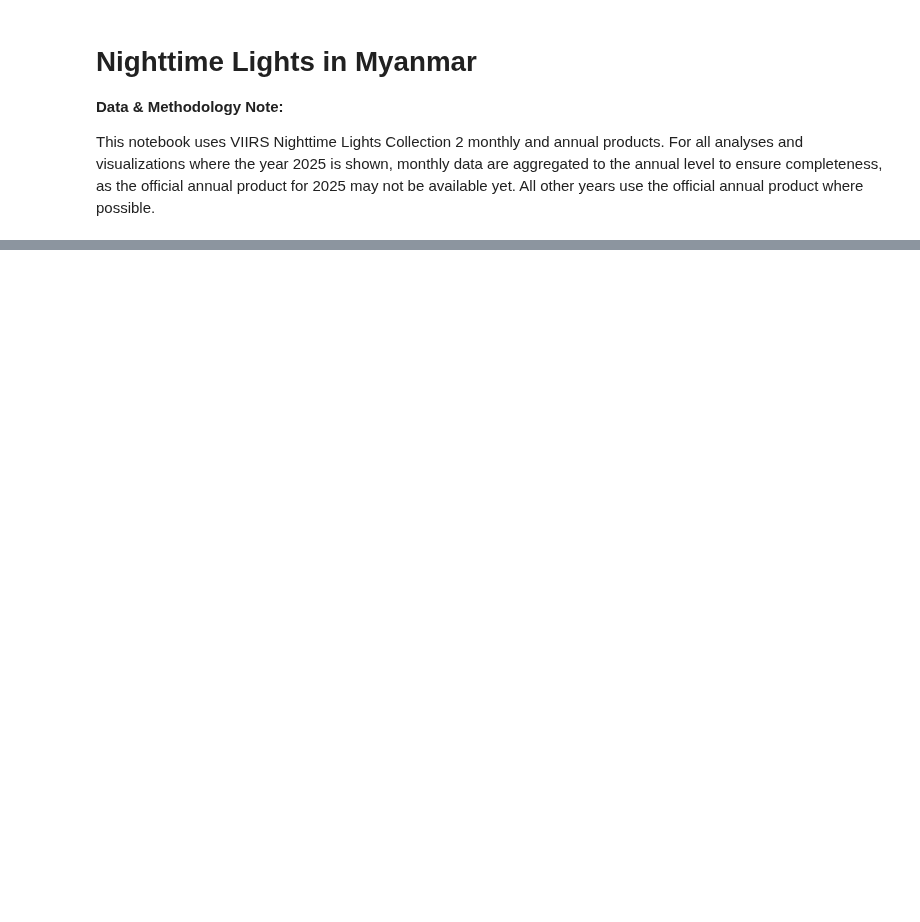
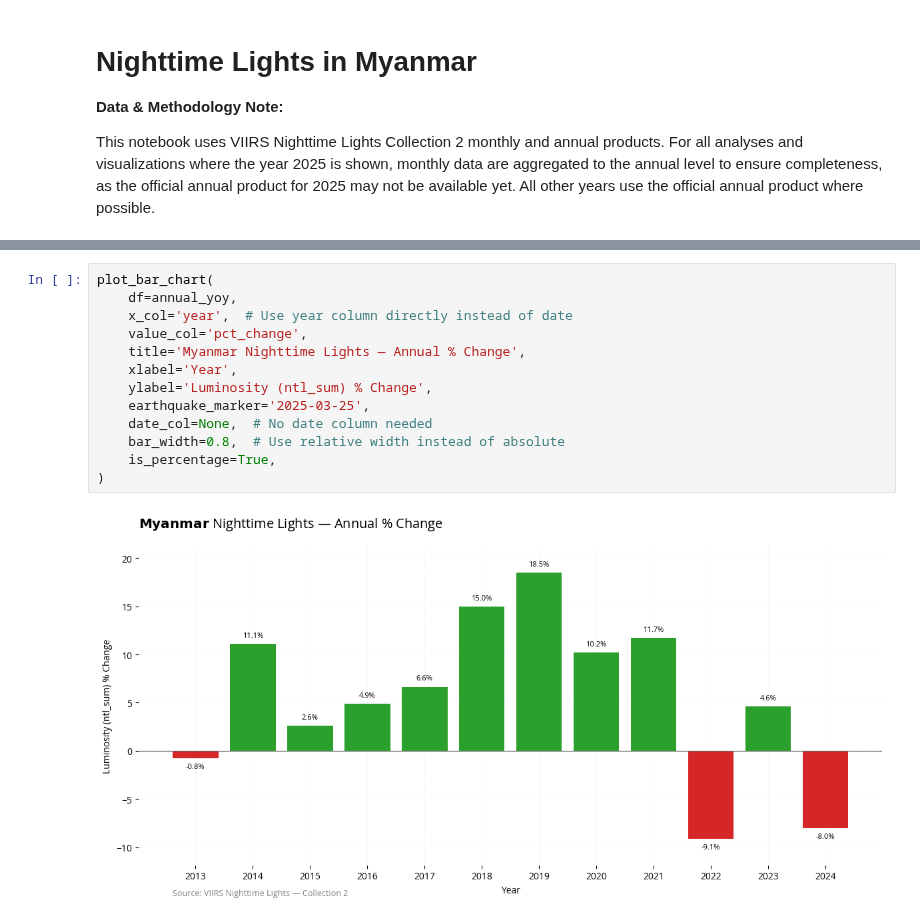
Before and after one commit to datapartnership/myanmar-economic-monitor, a Jupyter notebook: notebooks/nighttime-lights/collection-2/ntl_collection2.ipynb, the cells around one changed output, grey strips where cells are left out. Cells and saved outputs as stored; diff of their text form; blank space fills up the shorter version.

```diff
--- a/notebooks/nighttime-lights/collection-2/ntl_collection2.ipynb
+++ b/notebooks/nighttime-lights/collection-2/ntl_collection2.ipynb
@@ -1025,0 +189,15 @@ plt.show()
+# %%
+plot_bar_chart(
+    df=annual_yoy,
+    x_col='year',  # Use year column directly instead of date
+    value_col='pct_change',
+    title='Myanmar Nighttime Lights — Annual % Change',
+    xlabel='Year',
+    ylabel='Luminosity (ntl_sum) % Change',
+    earthquake_marker='2025-03-25',
+    date_col=None,  # No date column needed
+    bar_width=0.8,  # Use relative width instead of absolute
+    is_percentage=True,
+)
+# %% [output]
+[figure, added]
```
Also changed, not shown: parts of 54 cells of this notebook, 3 other files.
